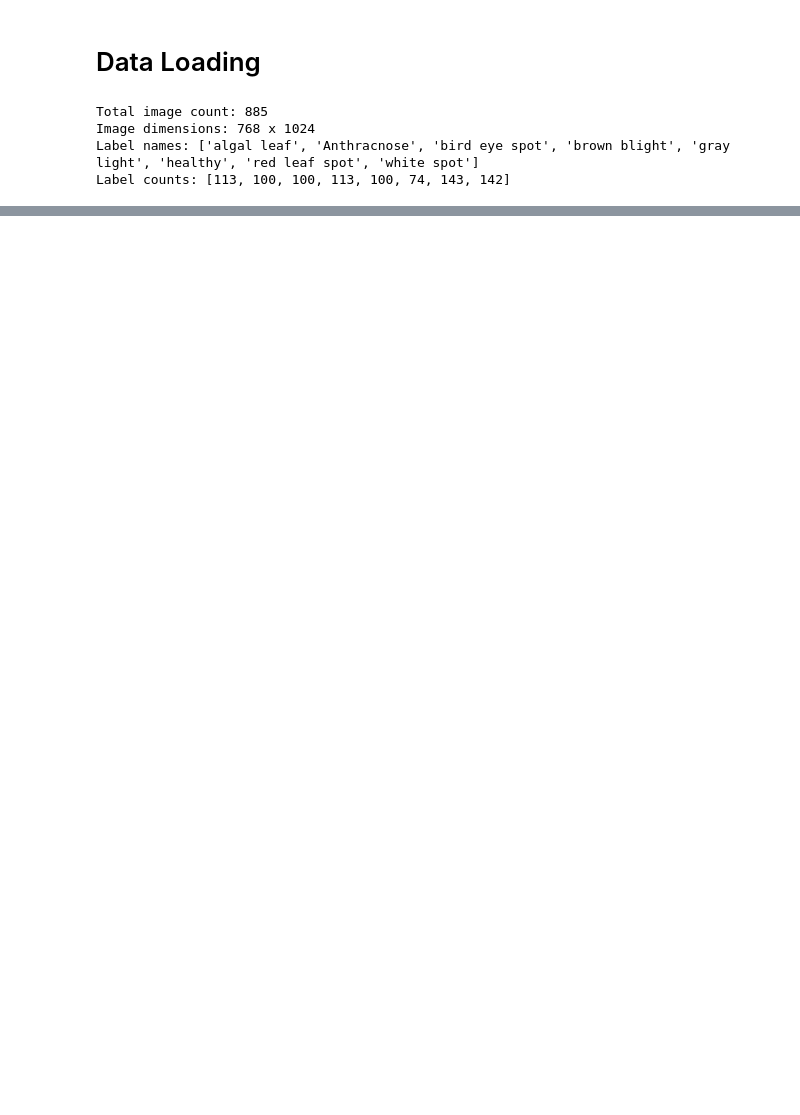
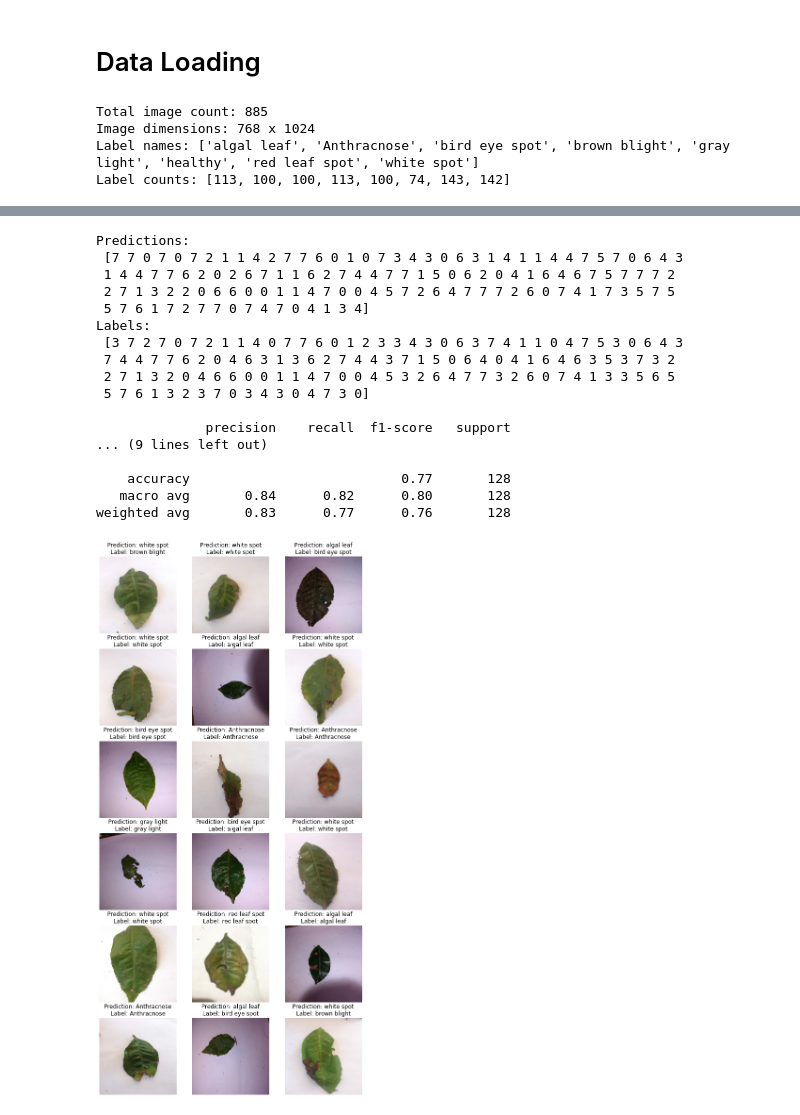
Before and after one commit to thesua7/Tea-leafs-Disease-Classification, a Jupyter notebook: tea_leafs.ipynb, the cells around one changed output, grey strips where cells are left out. Drawn from its saved outputs; the diff is of its cells as text; code cells hidden in the pictures; blank space fills up the shorter version.

```diff
--- a/tea_leafs.ipynb
+++ b/tea_leafs.ipynb
@@ -44,0 +177,40 @@ Label counts: [113, 100, 100, 113, 100, 74, 143, 142]
+# %%
+image_batch, label_batch = val_ds.as_numpy_iterator().next()
+predictions = model.predict_on_batch(image_batch)
+
+class_predictions = []
+for i in predictions:
+    class_prediction = np.argmax(i)
+    class_predictions.append(class_prediction)
+
+class_predictions = np.array(class_predictions)
+print('Predictions:\n', class_predictions)
+print('Labels:\n', label_batch)
+print()
+print(classification_report(label_batch, class_predictions))
+
+plt.figure(figsize=(10, 21))
+for i in range(18):
+    ax = plt.subplot(6, 3, i + 1)
+    plt.imshow(image_batch[i].astype("uint8"))
+    plt.title("Prediction: "+class_names[class_predictions[i]]+"\nLabel: "+class_names[label_batch[i]])
+    plt.axis("off")
+# %% [output]
+Predictions:
+ [7 7 0 7 0 7 2 1 1 4 2 7 7 6 0 1 0 7 3 4 3 0 6 3 1 4 1 1 4 4 7 5 7 0 6 4 3
+ 1 4 4 7 7 6 2 0 2 6 7 1 1 6 2 7 4 4 7 7 1 5 0 6 2 0 4 1 6 4 6 7 5 7 7 7 2
+ 2 7 1 3 2 2 0 6 6 0 0 1 1 4 7 0 0 4 5 7 2 6 4 7 7 7 2 6 0 7 4 1 7 3 5 7 5
+ 5 7 6 1 7 2 7 7 0 7 4 7 0 4 1 3 4]
+Labels:
+ [3 7 2 7 0 7 2 1 1 4 0 7 7 6 0 1 2 3 3 4 3 0 6 3 7 4 1 1 0 4 7 5 3 0 6 4 3
+ 7 4 4 7 7 6 2 0 4 6 3 1 3 6 2 7 4 4 3 7 1 5 0 6 4 0 4 1 6 4 6 3 5 3 7 3 2
+ 2 7 1 3 2 0 4 6 6 0 0 1 1 4 7 0 0 4 5 3 2 6 4 7 7 3 2 6 0 7 4 1 3 3 5 6 5
+ 5 7 6 1 3 2 3 7 0 3 4 3 0 4 7 3 0]
+
+              precision    recall  f1-score   support
+... (9 lines left out)
+
+    accuracy                           0.77       128
+   macro avg       0.84      0.82      0.80       128
+weighted avg       0.83      0.77      0.76       128
+[figure, added]
```
Also changed, not shown: parts of 12 cells of this notebook.
